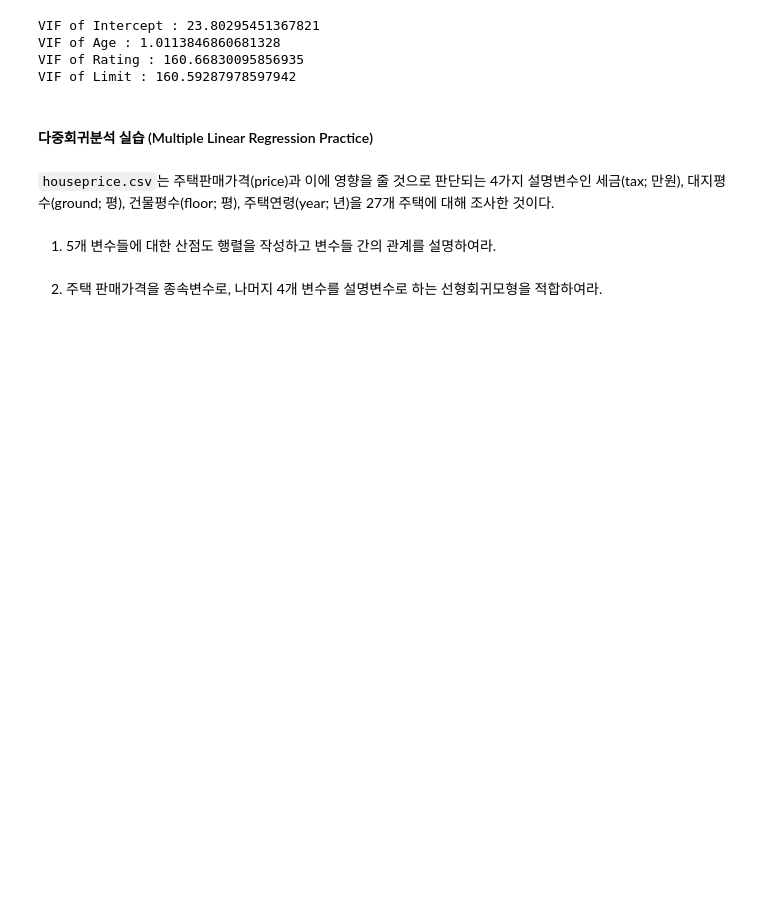
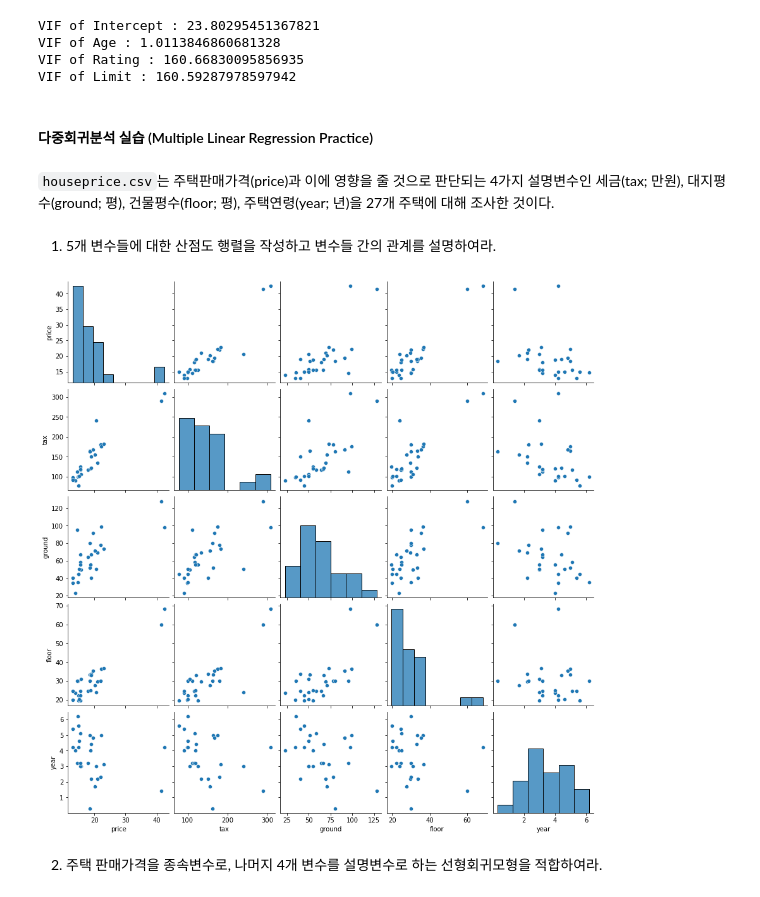
Before and after one commit to luckyspia/TIL, a Jupyter notebook: Statisic_Analysis/02.Multiple_Linear_Regression.ipynb, the cells around one changed output. Saved outputs shown, nothing was run; the diff lists cells and outputs as text; code cells hidden in the pictures; blank space fills up the shorter version.

```diff
--- a/Statisic_Analysis/02.Multiple_Linear_Regression.ipynb
+++ b/Statisic_Analysis/02.Multiple_Linear_Regression.ipynb
@@ -240,5 +242,12 @@ VIF of Limit : 160.59287978597942
 `houseprice.csv`는 주택판매가격(price)과 이에 영향을 줄 것으로 판단되는 4가지 설명변수인 세금(tax; 만원), 대지평수(ground; 평), 건물평수(floor; 평), 주택연령(year; 년)을 27개 주택에 대해 조사한 것이다.
 # %% [markdown]
 1. 5개 변수들에 대한 산점도 행렬을 작성하고 변수들 간의 관계를 설명하여라.
+# %%
+house = pd.read_csv("./data/houseprice.csv")
+
+sns.pairplot(house)
+plt.show()
+# %% [output]
+[figure, added]
 # %% [markdown]
 2. 주택 판매가격을 종속변수로, 나머지 4개 변수를 설명변수로 하는 선형회귀모형을 적합하여라.
```
Also changed, not shown: parts of 18 cells of this notebook.
